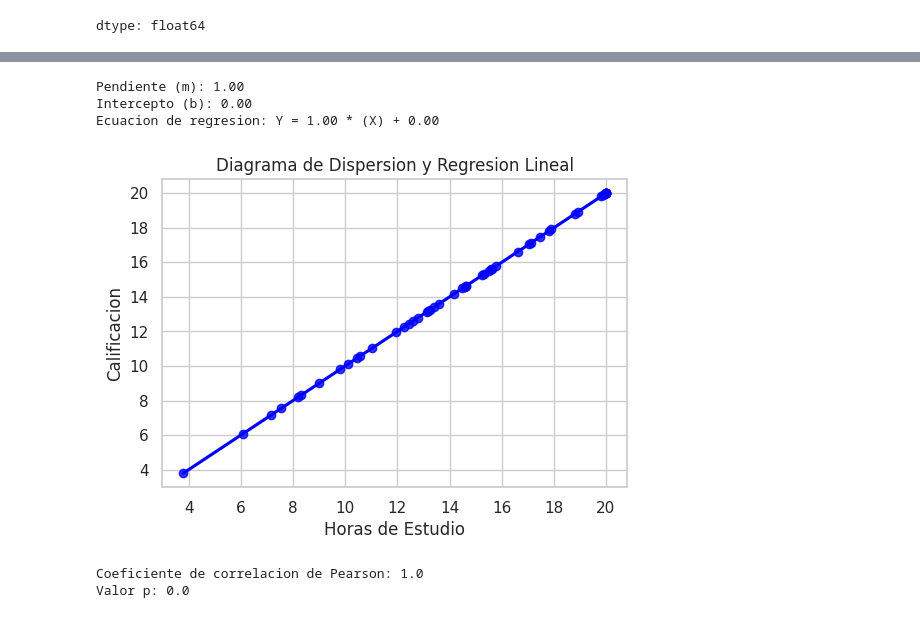
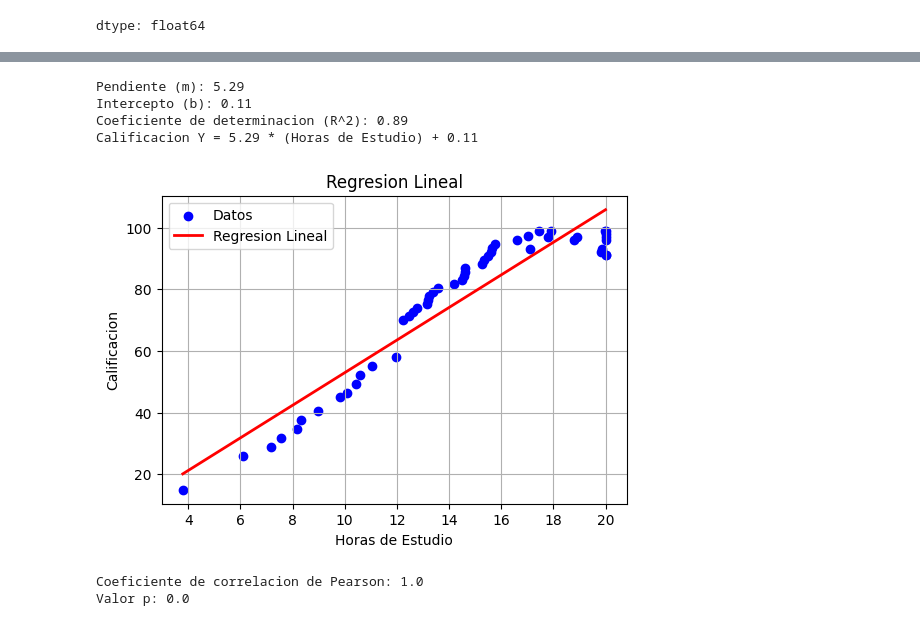
Before and after one commit to Carla-if/Probabilidad, a Jupyter notebook: Unidad 5/Grupo_3.ipynb, the cells around one changed output, grey strips where cells are left out. Drawn from its saved outputs; the diff is of its cells as text; code cells hidden in the pictures.

```diff
--- a/Unidad 5/Grupo_3.ipynb
+++ b/Unidad 5/Grupo_3.ipynb
@@ -97,41 +93,35 @@ Text(0, 0.5, 'frecuencia')
 # %%
-X = np.array(G3["HorasEstudio"]).reshape(-1, 1)
-Y = G3["HorasEstudio"]
+X = G3["HorasEstudio"].values.reshape(-1, 1)
+Y = G3["Calificacion"].values
 
-# Entrenar el modelo de regresion
 modelo = LinearRegression()
 modelo.fit(X, Y)
 
-# Obtener la linea de regresion
 pendiente = modelo.coef_[0]
 intercepto = modelo.intercept_
-
+r_cuadrado = modelo.score(X, Y)
+prediccion = modelo.predict(X)
 
 print(f"Pendiente (m): {pendiente:.2f}")
 print(f"Intercepto (b): {intercepto:.2f}")
-print(f"Ecuacion de regresion: Y = {pendiente:.2f} * (X) + {intercepto:.2f}")
+print(f"Coeficiente de determinacion (R^2): {r_cuadrado:.2f}")
+print(f"Ecuacion de Regresion: Y = {pendiente:.2f} * (Horas de Estudio) + {intercepto:.2f}")
+
+plt.figure(figsize=(6, 4))
+plt.scatter(X, Y, color='blue', label='Datos')
+plt.plot(X, prediccion, color='red', linewidth=2, label='Regresion Lineal')
+plt.title('Regresion Lineal')
+plt.xlabel('Horas de Estudio')
+plt.ylabel('Calificacion')
+plt.legend()
+plt.grid(True)
+plt.show()
 # %% [output]
-Pendiente (m): 1.00
-Intercepto (b): 0.00
-Ecuacion de regresion: Y = 1.00 * (X) + 0.00
+Pendiente (m): 5.29
+Intercepto (b): 0.11
+Coeficiente de determinacion (R^2): 0.89
+Calificacion Y = 5.29 * (Horas de Estudio) + 0.11
+[figure, added]
-# %%
-# Definimos tamaño
-plt.figure(figsize=(6, 4))
-
-# Datos de entrada
-Horas_Estudio = X
-Calificacion = Y
-
-# Creamos el diagrama de dispersion con la linea de regresion
-sns.set(style="whitegrid")
-sns.regplot(x=Horas_Estudio, y=Calificacion, scatter=True, color='blue')
-plt.title('Diagrama de Dispersion y Regresion Lineal')
-plt.xlabel('Horas de Estudio')
-plt.ylabel('Calificacion')
-plt.grid(True)
-plt.show()
-# %% [output]
-[figure, removed]
 # %%
 coeficiente_correlacion, p_valor = pearsonr(X.flatten(), Y)
 print(f"Coeficiente de correlacion de Pearson:", coeficiente_correlacion)
```
Also changed, not shown: parts of 1 cell of this notebook.
